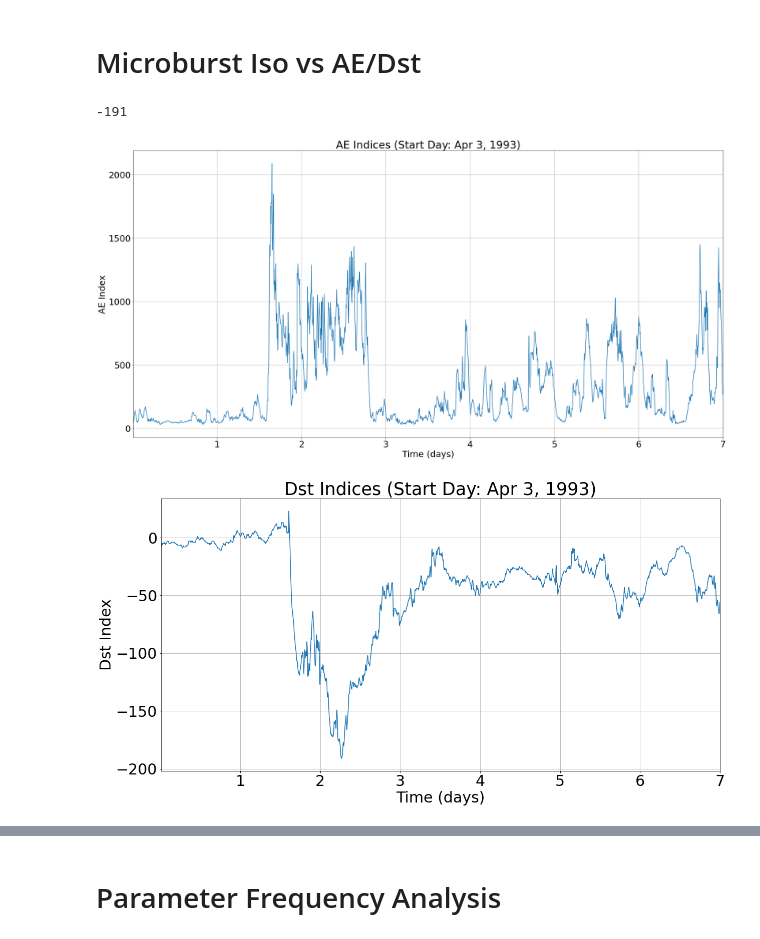
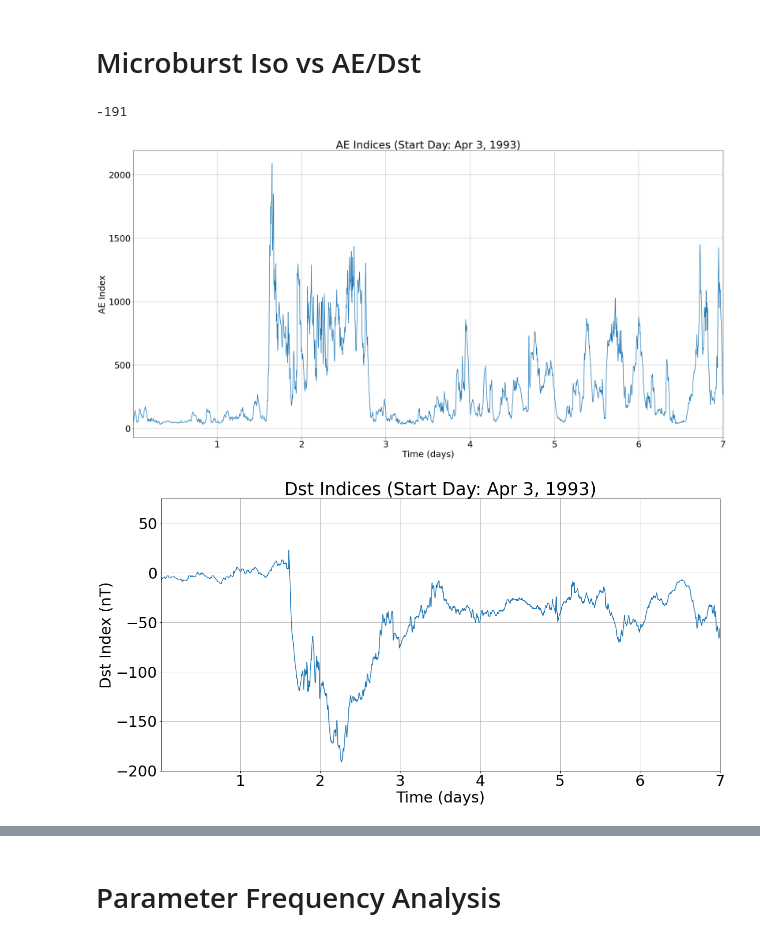
Before and after one commit to conradmr98/lasp-microburst-research, a Jupyter notebook: sampexlib/SAMPEX/mb_iso_correlation (week).ipynb, the cells around one changed output, grey strips where cells are left out. Saved outputs shown, nothing was run; the diff lists cells and outputs as text; code cells hidden in the pictures.

Commit message:
Updates to all figure generation code

```diff
--- a/sampexlib/SAMPEX/mb_iso_correlation (week).ipynb
+++ b/sampexlib/SAMPEX/mb_iso_correlation (week).ipynb
@@ -174,35 +174,36 @@ plt.show()
 # %%
 print(np.min(Dst_indices))
 
 # plotting mag AE indices
 plt.figure(figsize = (30,15))
 plt.title(f'AE Indices (Start Day: {month_list[month-1]} {day}, {year})', fontsize = 30)
 plt.plot(t_mag, AE_indices)
 plt.xlabel('Time (days)', fontsize = 25)
 plt.ylabel('AE Index', fontsize = 25)
 plt.xticks(x_ticks, x_names, fontsize = 25)
 plt.yticks(fontsize = 25)
 plt.xlim(np.min(t),np.max(t))
 plt.grid(True)
 plt.savefig(pic_directory + 'AE_Indices_' + year + start_day + '-' + year + end_day + '.png')
 plt.show()
 
 # plotting mag Dst indices
 plt.figure(figsize = (20,10))
 plt.title(f'Dst Indices (Start Day: {month_list[month-1]} {day}, {year})', fontsize = 35)
 plt.plot(t_mag, Dst_indices)
 plt.xlabel('Time (days)', fontsize = 30)
-plt.ylabel('Dst Index', fontsize = 30)
+plt.ylabel('Dst Index (nT)', fontsize = 30)
 plt.xticks(x_ticks, x_names, fontsize = 30)
 plt.yticks(fontsize = 30)
 plt.xlim(np.min(t),np.max(t))
+plt.ylim(-200,75)
 plt.grid(True)
 plt.savefig(pic_directory + 'Dst_Indices_' + year + start_day + '-' + year + end_day + '.png')
 plt.show()
 # %% [output]
 -191
 [figure]
-[figure, old version]
+[figure, new version]
 # %%
 # isotropy plot
 plt.figure(figsize = (30,15))
```
Also changed, not shown: parts of 3 cells of this notebook, 27 other files.
